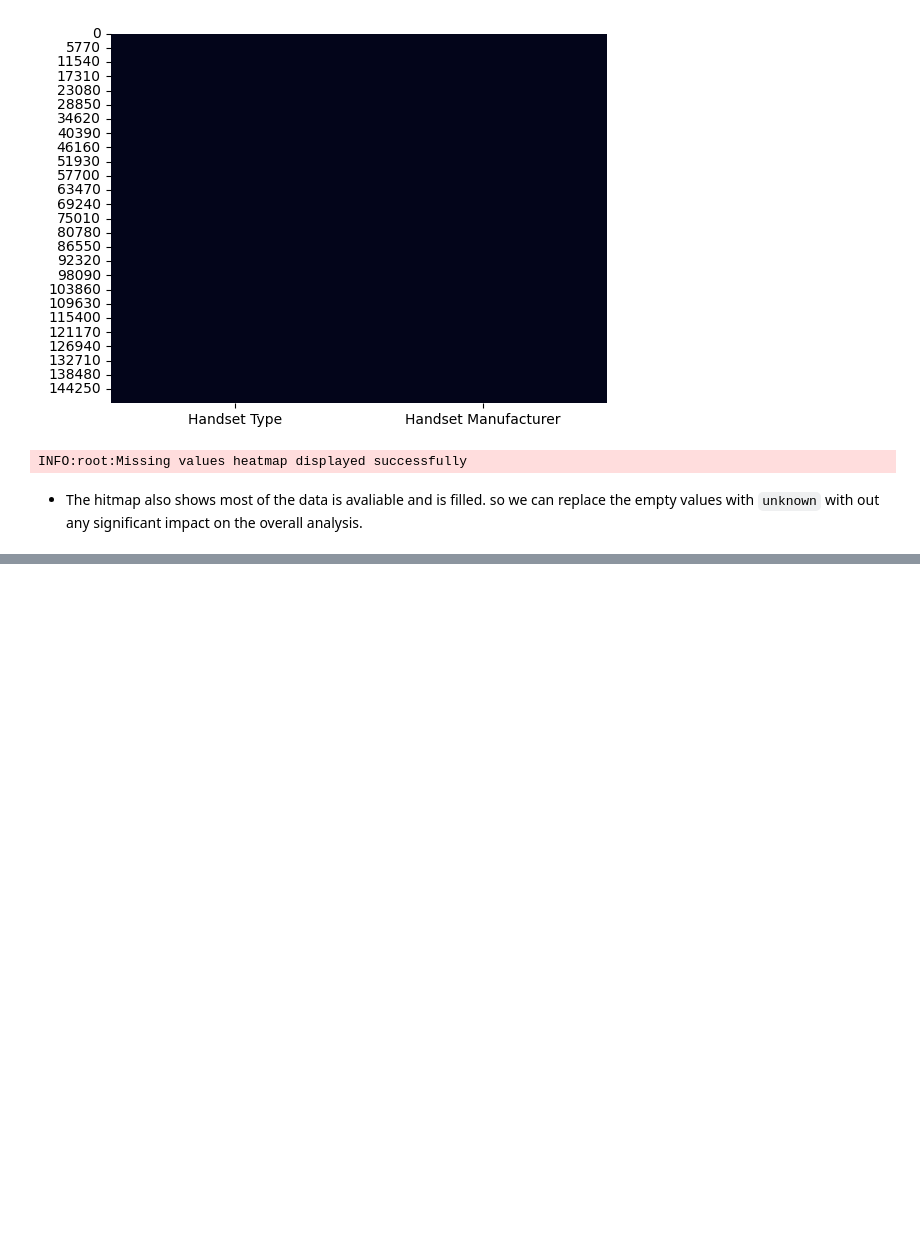
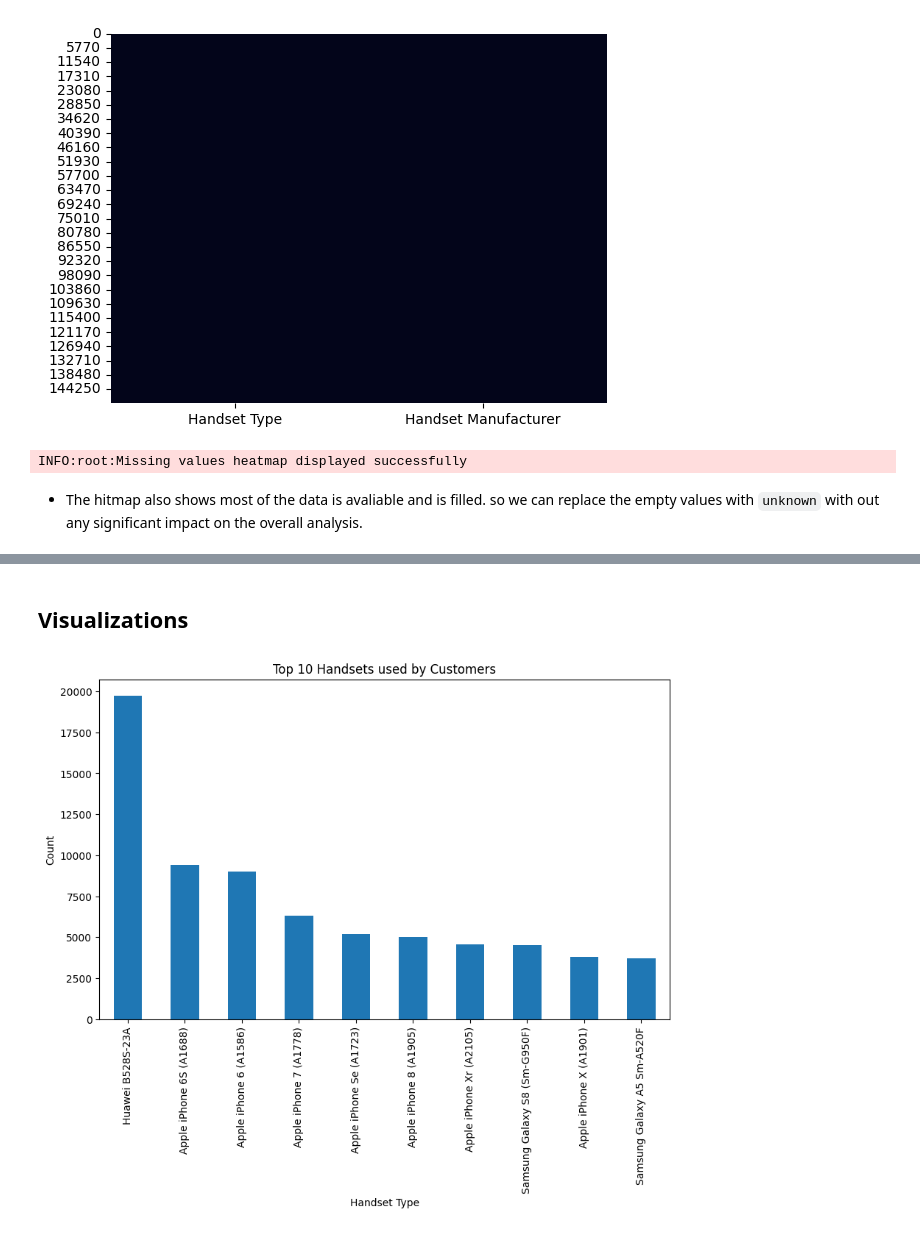
Before and after one commit to Ty-Miki/telecom-data-analysis, a Jupyter notebook: notebooks/user_overview_analysis/handset_analysis.ipynb, the cells around one changed output, grey strips where cells are left out. Saved outputs shown, nothing was run; the diff lists cells and outputs as text; code cells hidden in the pictures; blank space fills up the shorter version.

Commit message:
Performed handset analysis

```diff
--- a/notebooks/user_overview_analysis/handset_analysis.ipynb
+++ b/notebooks/user_overview_analysis/handset_analysis.ipynb
@@ -97,5 +97,4 @@ INFO:root:Missing values heatmap displayed successfully
 - The hitmap also shows most of the data is avaliable and is filled. so we can replace the empty values with `unknown` with out any significant impact on the overall analysis.
 # %%
 # Replace missing values with unknown
-handset_df['Handset Manufacturer'].fillna('unknown', inplace=True)
-handset_df['Handset Type'].fillna('unknown', inplace=True)
+handset_df.fillna('unknown', inplace=True)
@@ -101,0 +136,6 @@ handset_df['Handset Type'].fillna('unknown', inplace=True)
+# %%
+# Transform the top_10_handsets
+handset_counts = handset_df['Handset Type'].value_counts()
+handset_counts = handset_counts[handset_counts.index != 'undefined']
+top_10_handsets = handset_counts.head(10)
+top_10_handsets
@@ -101,0 +199,13 @@ handset_df['Handset Type'].fillna('unknown', inplace=True)
+# %% [markdown]
+## Visualizations
+# %%
+# plot top 10 handsets
+import matplotlib.pyplot as plt
+
+top_10_handsets.plot(kind='bar', figsize=(10, 6))
+plt.title('Top 10 Handsets used by Customers')
+plt.xlabel('Handset Type')
+plt.ylabel('Count')
+plt.show()
+# %% [output]
+[figure, added]
```
Also changed, not shown: parts of 12 cells of this notebook.
